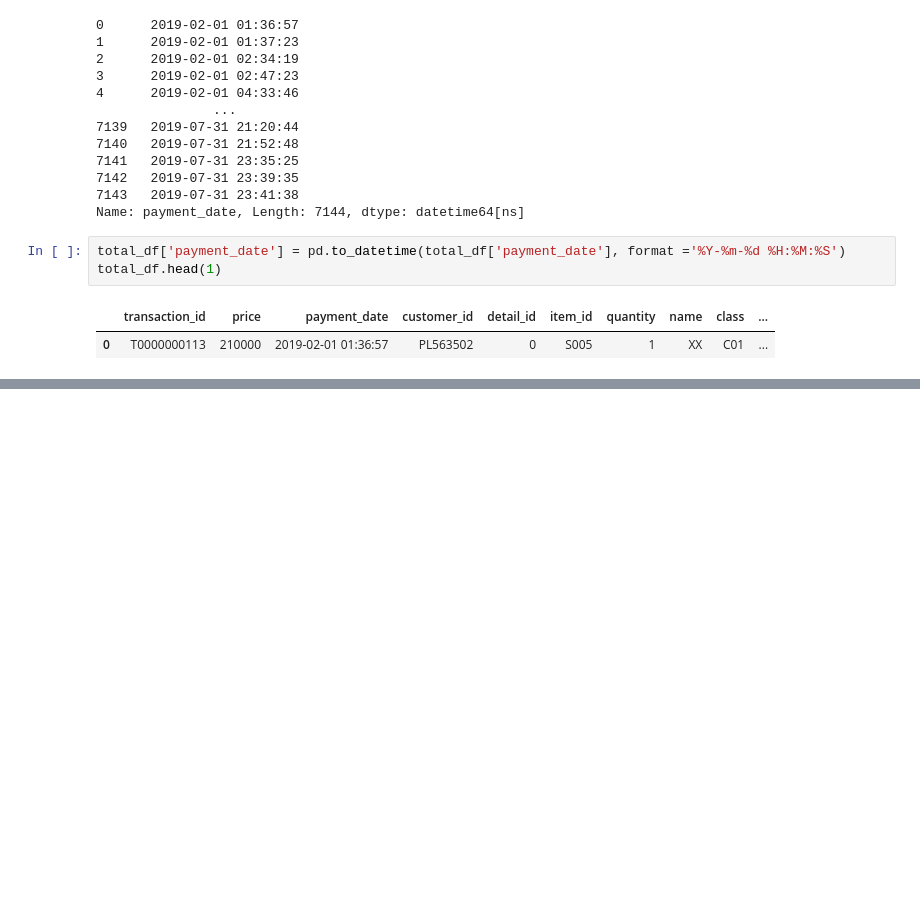
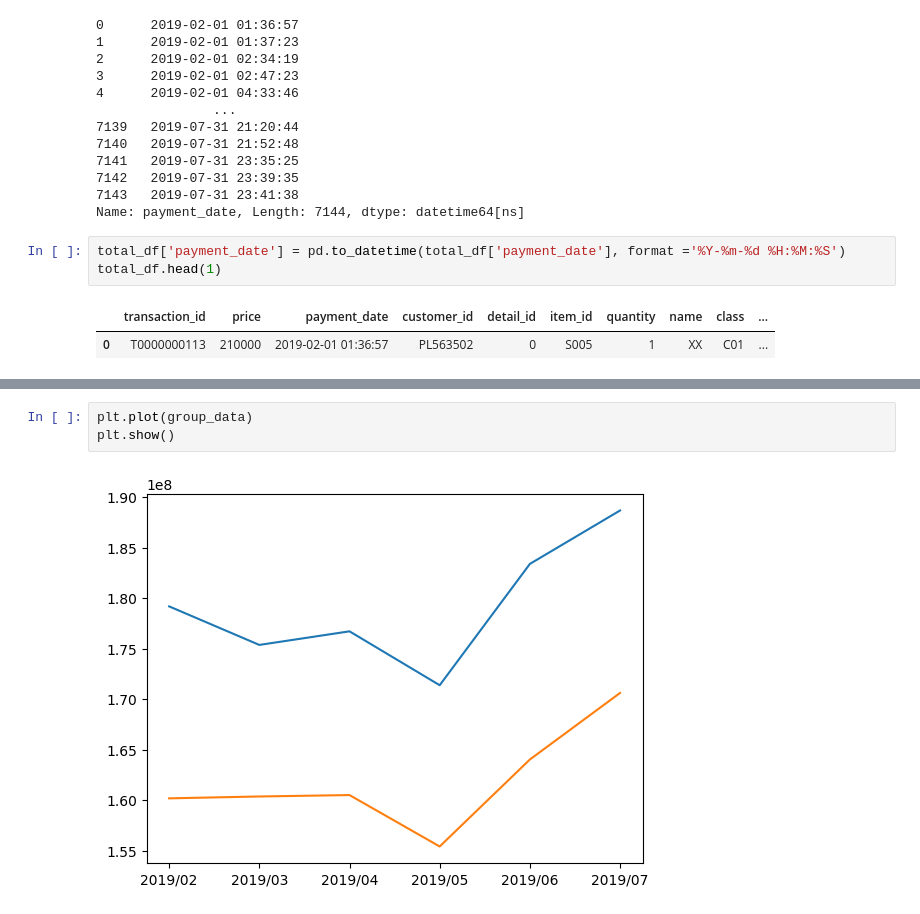
Before and after one commit to iankim66/phyton, a Jupyter notebook: 230128/10_transaction.ipynb, the cells around one changed output, grey strips where cells are left out. Drawn from its saved outputs; the diff is of its cells as text; blank space fills up the shorter version.

```diff
--- a/230128/10_transaction.ipynb
+++ b/230128/10_transaction.ipynb
@@ -131,0 +194,5 @@ total_df.head(1)
+# %%
+plt.plot(group_data)
+plt.show()
+# %% [output]
+[figure, added]
```
Also changed, not shown: parts of 17 cells of this notebook, 1 other file.
